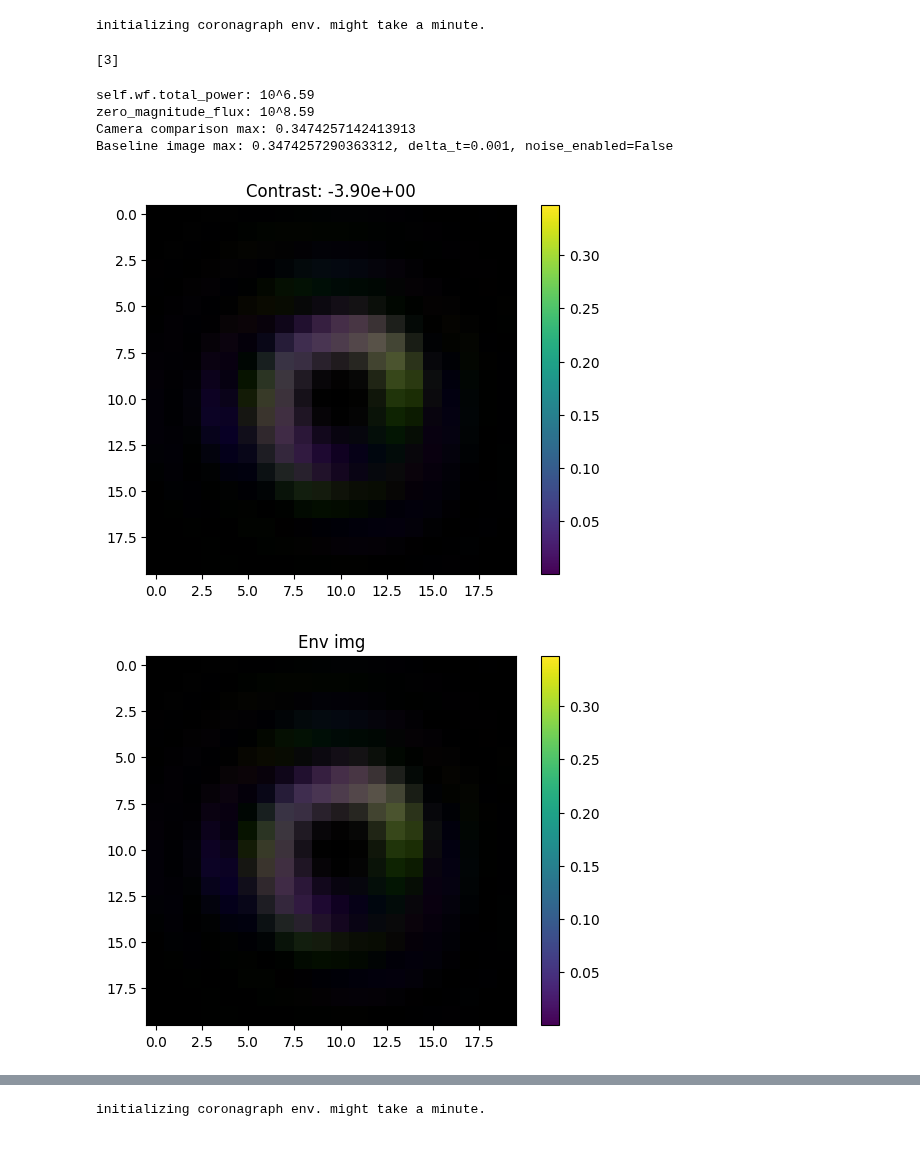
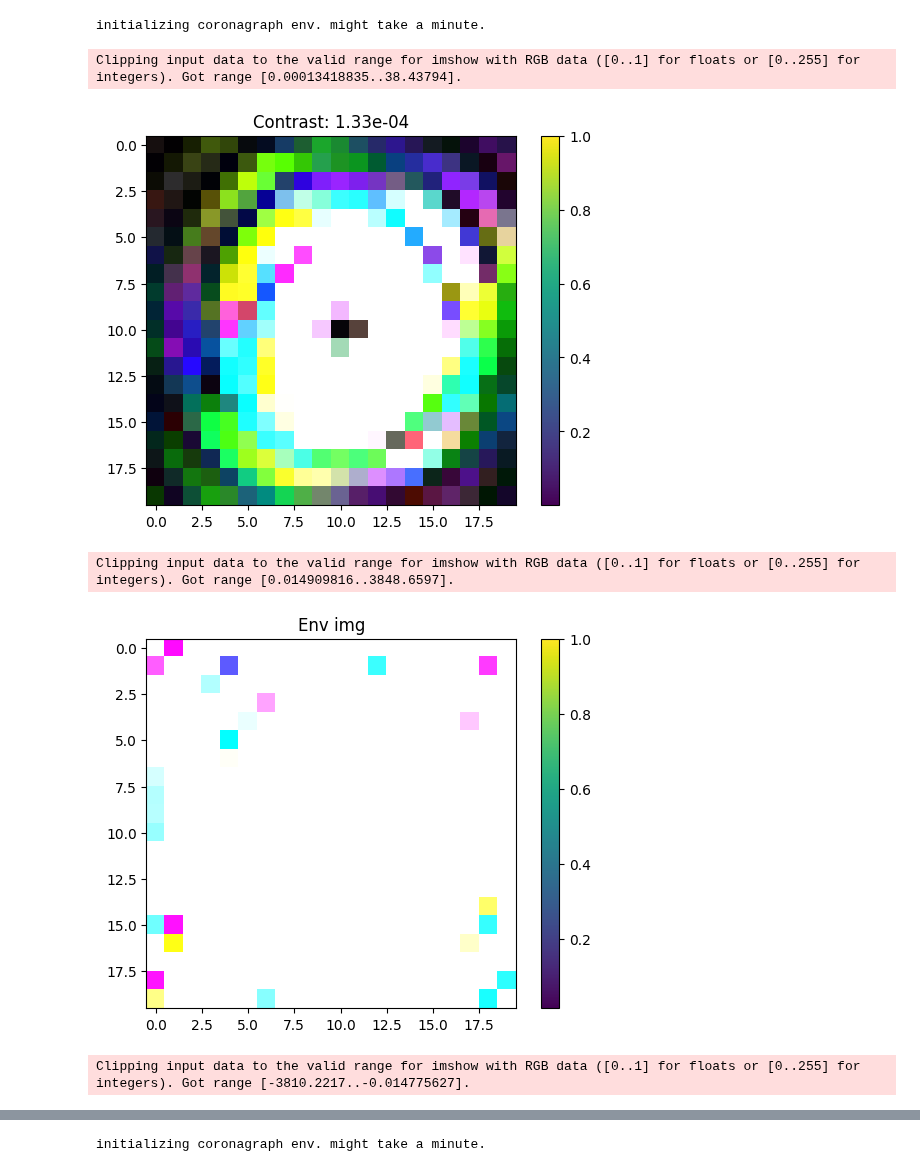
Before and after one commit to AlexeiKorolev/NASA-RL-Wavefront-Control, a Jupyter notebook: RL/testing.ipynb, the cells around one changed output, grey strips where cells are left out. Drawn from its saved outputs; the diff is of its cells as text; code cells hidden in the pictures.

Commit message:
noisy datagen

```diff
--- a/RL/testing.ipynb
+++ b/RL/testing.ipynb
@@ -10,10 +13,11 @@ import numpy as np
 # %%
 import pickle
 
-with open("data/dataset100S25M_zernike.pkl", "rb") as f:
+
+with open("data/dataset99S25M_noisy.pkl", "rb") as f:
     data = pickle.load(f)
 # %%
-env_config = data['meta']['environment_config']
+env_config = data['meta']['environment_config'].copy()
 
 if 'pixel_resolution' in env_config:
     env_config['pixels'] = env_config.pop('pixel_resolution')
@@ -21,51 +25,51 @@ if 'ppsr' in env_config:
     env_config['pixels_per_spacial_res'] = env_config.pop('ppsr')
 if 'env_delta_t' in env_config:
     env_config['delta_t'] = env_config.pop('env_delta_t')
+
+env_config['zero_magnitude_flux'] *= 1e2
+
 env = CoronagraphEnvironment(**env_config)
 # %% [output]
 initializing coronagraph env. might take a minute.
 # %%
 data["images"] = np.array(data["images"])
+index = 4
-# %%
-env.nudge_mode_indices
-# %% [output]
-[3]
 # %%
-index = 1
+index += 1
 
 
 
 img = data["images"][index].transpose((1, 2, 0))
-img = img
 
 
 env.deformable_mirror.flatten()
 env.deformable_mirror.actuators = data["dm_settings"][index]
+contrast = env.get_contrast(delta_t=1e15)
+
+
 # env.set_dm(data["dm_settings"][index])
-env_img = env.generate_diversity_images(delta_t=1e-3, noise_enabled=False)
+env_img = env.generate_diversity_images(delta_t=1e-1, noise_enabled=False)
 env_img = env_img.transpose((1, 2, 0))
 
-contrast = np.log10(env.get_contrast(delta_t=1e15))
 plt.title(f"Contrast: {contrast:.2e}")
 plt.imshow(img)
 plt.colorbar()
 plt.show()
 
 plt.title(f"Env img")
 plt.imshow(env_img)
 plt.colorbar()
 plt.show()
 
 diff = img - env_img
 
-plt.title(f"Difference mag: {np.sum(np.abs(diff)):.2e}")
+plt.title(f"Difference mag: {np.sum(np.abs(diff)):.4e}")
 plt.imshow(diff)
 plt.colorbar()
 plt.show()
 # %% [output]
-self.wf.total_power: 10^6.59
-zero_magnitude_flux: 10^8.59
-Camera comparison max: 0.3474257142413913
-Baseline image max: 0.3474257290363312, delta_t=0.001, noise_enabled=False
+Clipping input data to the valid range for imshow with RGB data ([0..1] for floats or [0..255] for integers). Got range [0.00013418835..38.43794].
-[figure, old version]
+[figure, new version]
+Clipping input data to the valid range for imshow with RGB data ([0..1] for floats or [0..255] for integers). Got range [0.014909816..3848.6597].
-[figure, old version]
+[figure, new version]
+Clipping input data to the valid range for imshow with RGB data ([0..1] for floats or [0..255] for integers). Got range [-3810.2217..-0.014775627].
```
Also changed, not shown: parts of 2 cells of this notebook, 5 other files.
